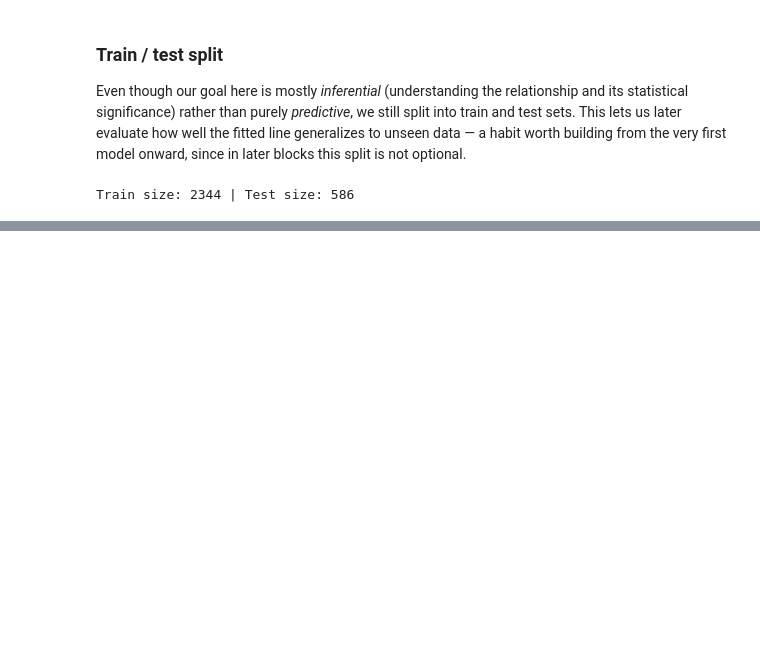
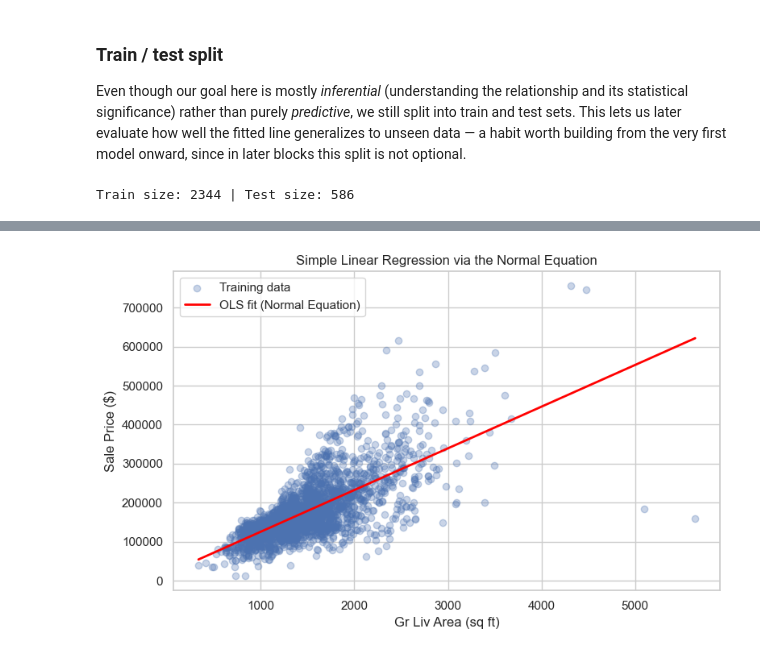
Before and after one commit to danielfdez-ds/ML-Notes-and-Projects, a Jupyter notebook: 01_Linear_Regression/01LinearRegression.ipynb, the cells around one changed output, grey strips where cells are left out. Saved outputs shown, nothing was run; the diff lists cells and outputs as text; code cells hidden in the pictures; blank space fills up the shorter version.

Commit message:
Simple Linear Regression. Predicted beta values via Normal Equation.

```diff
--- a/01_Linear_Regression/01LinearRegression.ipynb
+++ b/01_Linear_Regression/01LinearRegression.ipynb
@@ -179,0 +222,7 @@ Train size: 2344 | Test size: 586
+# %%
+# Build the design matrix X (with intercept column) and target vector y
+X_b_train = np.c_[np.ones((X_train.shape[0], 1)), X_train] # add x0 = 1 to each instance
+X_b_test = np.c_[np.ones((X_test.shape[0], 1)), X_test]
+
+print("Design matrix shape (train):", X_b_train.shape)
+X_b_train[:5]
@@ -179,0 +236,7 @@ Train size: 2344 | Test size: 586
+# %%
+# Normal Equation, implemented byy hand with NumPy
+beta_hat_normal_eq = np.linalg.inv(X_b_train.T @ X_b_train) @ X_b_train.T @ y_train
+
+beta_0_hat, beta_1_hat = beta_hat_normal_eq
+print(f"Intercept (beta_0): {beta_0_hat:,.2f}")
+print(f"Slope (beta_1): {beta_1_hat:,.2f}")
@@ -179,0 +250,16 @@ Train size: 2344 | Test size: 586
+# %%
+# Quick visual sanity check: does this line look right?
+x_range = np.linspace(X_train.min(), X_train.max(), 100)
+y_range_pred = beta_0_hat+beta_1_hat * x_range
+
+plt.figure(figsize=(8, 5))
+plt.scatter(X_train, y_train, alpha=0.3, label="Training data")
+plt.plot(x_range, y_range_pred, color="red", linewidth=2, label="OLS fit (Normal Equation)")
+plt.xlabel("Gr Liv Area (sq ft)")
+plt.ylabel("Sale Price ($)")
+plt.title("Simple Linear Regression via the Normal Equation")
+plt.legend()
+plt.tight_layout()
+plt.show()
+# %% [output]
+[figure, added]
```
Also changed, not shown: parts of 4 cells of this notebook.
